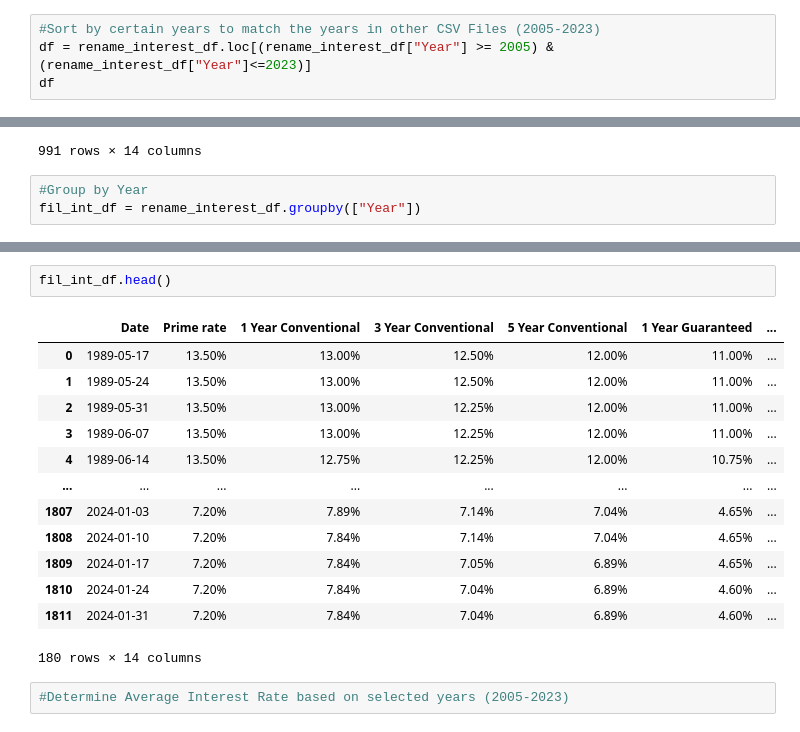
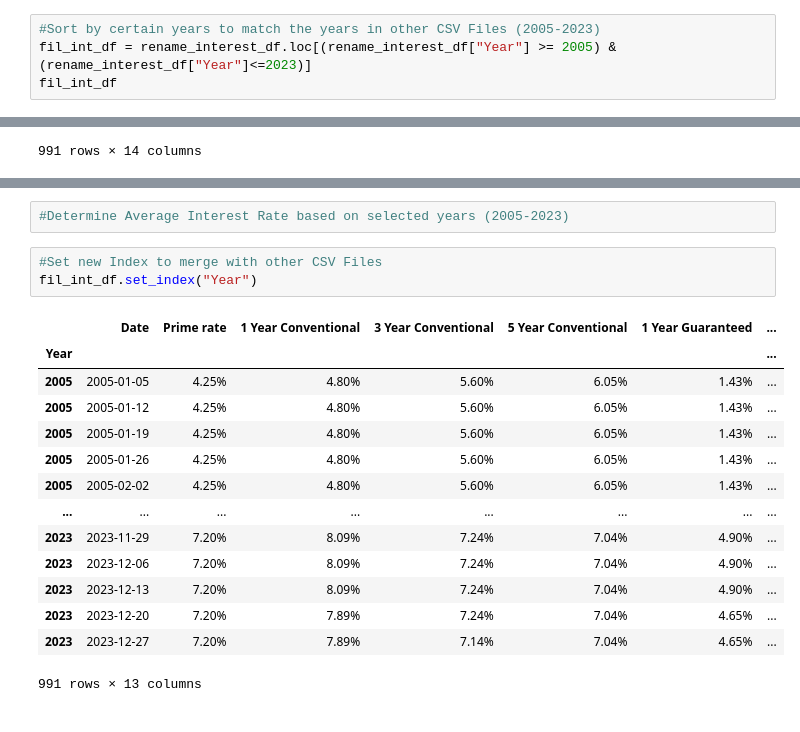
Before and after one commit to JasleenShergill/Covid-s-Effect-on-Real-Estate, a Jupyter notebook: interestrate.ipynb, the cells around one changed output, grey strips where cells are left out. Cells and saved outputs as stored; diff of their text form.

```diff
--- a/interestrate.ipynb
+++ b/interestrate.ipynb
@@ -172,8 +170,8 @@ dtypes: int64(1), object(13)
 memory usage: 198.4+ KB
 # %%
 #Sort by certain years to match the years in other CSV Files (2005-2023)
-df = rename_interest_df.loc[(rename_interest_df["Year"] >= 2005) & (rename_interest_df["Year"]<=2023)]
-df
+fil_int_df = rename_interest_df.loc[(rename_interest_df["Year"] >= 2005) & (rename_interest_df["Year"]<=2023)]
+fil_int_df
 # %% [output]
 |  | Date | Prime rate | 1 Year Conventional | 3 Year Conventional | 5 Year Conventional | 1 Year Guaranteed | ... |
 | 816 | 2005-01-05 | 4.25% | 4.80% | 5.60% | 6.05% | 1.43% | ... |
@@ -188,7 +186,4 @@ df
 | 1805 | 2023-12-20 | 7.20% | 7.89% | 7.24% | 7.04% | 4.65% | ... |
 | 1806 | 2023-12-27 | 7.20% | 7.89% | 7.14% | 7.04% | 4.65% | ... |
 991 rows × 14 columns
-# %%
-#Group by Year
-fil_int_df = rename_interest_df.groupby(["Year"])
 # %%
@@ -198,18 +209,20 @@ fil_int_df
-# %%
-fil_int_df.head()
-# %% [output]
-|  | Date | Prime rate | 1 Year Conventional | 3 Year Conventional | 5 Year Conventional | 1 Year Guaranteed | ... |
-| 0 | 1989-05-17 | 13.50% | 13.00% | 12.50% | 12.00% | 11.00% | ... |
-| 1 | 1989-05-24 | 13.50% | 13.00% | 12.50% | 12.00% | 11.00% | ... |
-| 2 | 1989-05-31 | 13.50% | 13.00% | 12.25% | 12.00% | 11.00% | ... |
-| 3 | 1989-06-07 | 13.50% | 13.00% | 12.25% | 12.00% | 11.00% | ... |
-| 4 | 1989-06-14 | 13.50% | 12.75% | 12.25% | 12.00% | 10.75% | ... |
-| ... | ... | ... | ... | ... | ... | ... | ... |
-| 1807 | 2024-01-03 | 7.20% | 7.89% | 7.14% | 7.04% | 4.65% | ... |
-| 1808 | 2024-01-10 | 7.20% | 7.84% | 7.14% | 7.04% | 4.65% | ... |
-| 1809 | 2024-01-17 | 7.20% | 7.84% | 7.05% | 6.89% | 4.65% | ... |
-| 1810 | 2024-01-24 | 7.20% | 7.84% | 7.04% | 6.89% | 4.60% | ... |
-| 1811 | 2024-01-31 | 7.20% | 7.84% | 7.04% | 6.89% | 4.60% | ... |
-180 rows × 14 columns
 # %%
 #Determine Average Interest Rate based on selected years (2005-2023)
+# %%
+#Set new Index to merge with other CSV Files
+fil_int_df.set_index("Year")
+# %% [output]
+|  | Date | Prime rate | 1 Year Conventional | 3 Year Conventional | 5 Year Conventional | 1 Year Guaranteed | ... |
+| Year |  |  |  |  |  |  | ... |
+| 2005 | 2005-01-05 | 4.25% | 4.80% | 5.60% | 6.05% | 1.43% | ... |
+| 2005 | 2005-01-12 | 4.25% | 4.80% | 5.60% | 6.05% | 1.43% | ... |
+| 2005 | 2005-01-19 | 4.25% | 4.80% | 5.60% | 6.05% | 1.43% | ... |
+| 2005 | 2005-01-26 | 4.25% | 4.80% | 5.60% | 6.05% | 1.43% | ... |
+| 2005 | 2005-02-02 | 4.25% | 4.80% | 5.60% | 6.05% | 1.43% | ... |
+| ... | ... | ... | ... | ... | ... | ... | ... |
+| 2023 | 2023-11-29 | 7.20% | 8.09% | 7.24% | 7.04% | 4.90% | ... |
+| 2023 | 2023-12-06 | 7.20% | 8.09% | 7.24% | 7.04% | 4.90% | ... |
+| 2023 | 2023-12-13 | 7.20% | 8.09% | 7.24% | 7.04% | 4.90% | ... |
+| 2023 | 2023-12-20 | 7.20% | 7.89% | 7.24% | 7.04% | 4.65% | ... |
+| 2023 | 2023-12-27 | 7.20% | 7.89% | 7.14% | 7.04% | 4.65% | ... |
+991 rows × 13 columns
```
Also changed, not shown: parts of 3 cells of this notebook.
